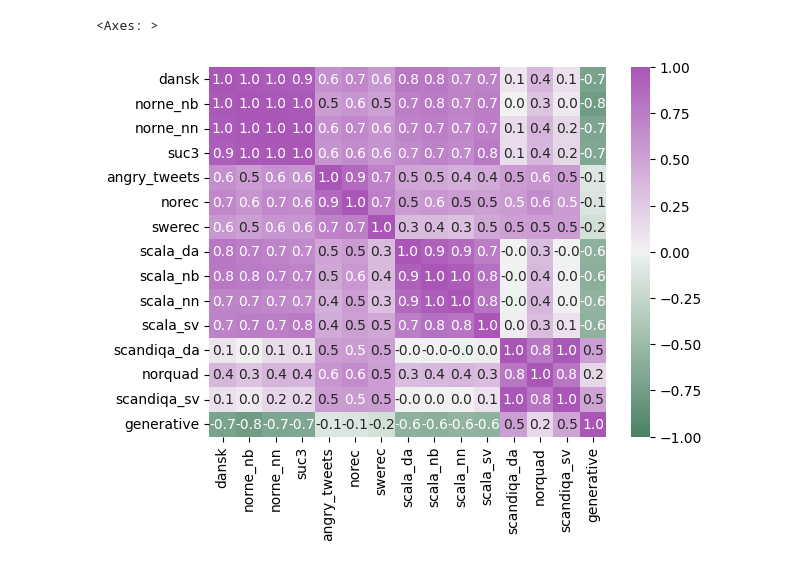
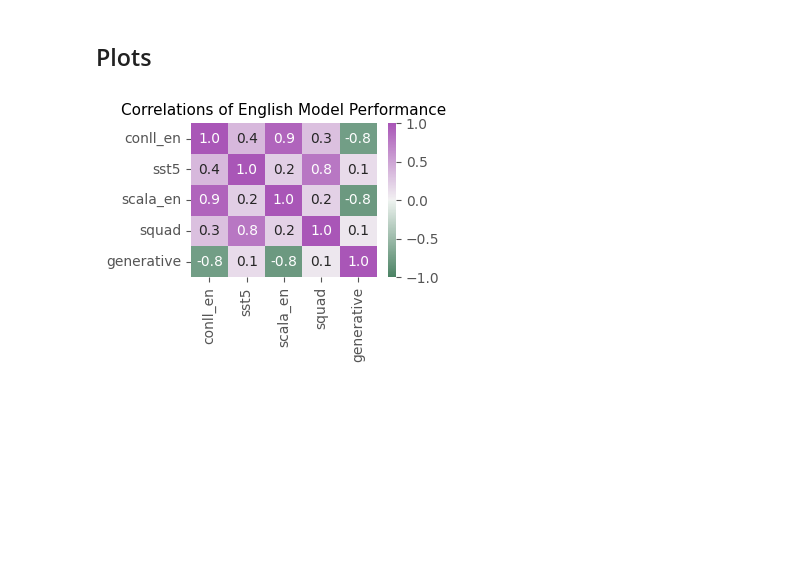
Before and after one commit to ScandEval/scandeval.github.io, a Jupyter notebook: python/encoder-decoder-analysis.ipynb, the cells around one changed output. Drawn from its saved outputs; the diff is of its cells as text; code cells hidden in the pictures; blank space fills up the shorter version.

```diff
--- a/python/encoder-decoder-analysis.ipynb
+++ b/python/encoder-decoder-analysis.ipynb
@@ -0,0 +1,2 @@
+# %%
+LANGUAGE = 'english'
@@ -2,6 +6,7 @@
 import pandas as pd
 import seaborn as sns
 import plotly.express as px
-from sklearn.decomposition import PCA
-from sklearn.manifold import TSNE
 from umap import UMAP
+import matplotlib.pyplot as plt
+import numpy as np
+plt.style.use('ggplot')
@@ -30,17 +14,7 @@ dataset_to_task = dict(
 def load_results_dataframe(language: str) -> pd.DataFrame:
     df = pd.read_csv(f'https://scandeval.com/{language}-nlu.csv')
 
-    df.drop(
-        columns=[
-            "num_model_parameters",
-            "vocabulary_size",
-            "max_sequence_length",
-            "speed",
-        ] + [col for col in df.columns if "rank" in col],
-        inplace=True,
-    )
-
-    datasets = ['model_id']
+    datasets = ['model_id', 'rank']
     for task in ['ner', 'sent', 'la', 'qa']:
         datasets.extend([
             dataset
@@ -56,4 +80,4 @@ def load_results_dataframe(language: str) -> pd.DataFrame:
 # %%
-df = load_results_dataframe(language="mainland-scandinavian")
+df = load_results_dataframe(language=LANGUAGE)
 df.head()
 # %% [output]
@@ -67,12 +91,18 @@ df.head()
+# %% [markdown]
+## Plots
 # %%
+num_languages = (len(df.columns) - 1) // 4
+plt.figure(figsize=(3 * num_languages, 2 * num_languages))
 sns.heatmap(
-    df.corr(),
+    df.drop(columns='rank').corr(),
     annot=True,
     fmt=".1f",
     vmin=-1,
     vmax=1,
-    cmap=sns.diverging_palette(145, 300, s=60, as_cmap=True),
+    cmap=sns.diverging_palette(145, 300, s=60, as_cmap=True)
 )
+plt.title(f"Correlations of {language_title} Model Performance", fontsize=9 + 2 * num_languages)
+plt.savefig(f"/Users/dan/Downloads/correlation-{LANGUAGE}.png", bbox_inches='tight')
+plt.show()
 # %% [output]
-<Axes: >
-[figure, old version]
+[figure, new version]
```
Also changed, not shown: parts of 7 cells of this notebook.
